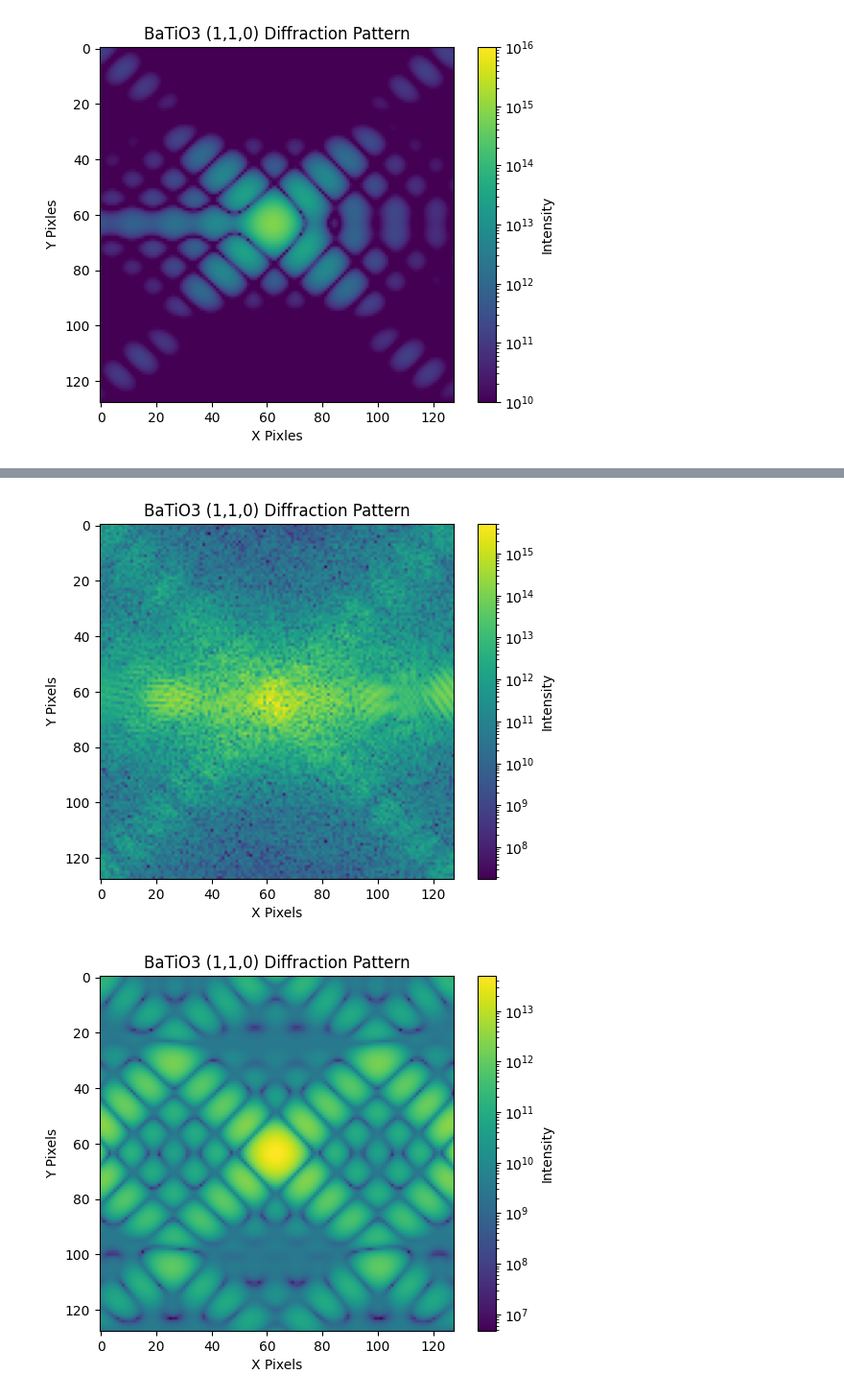
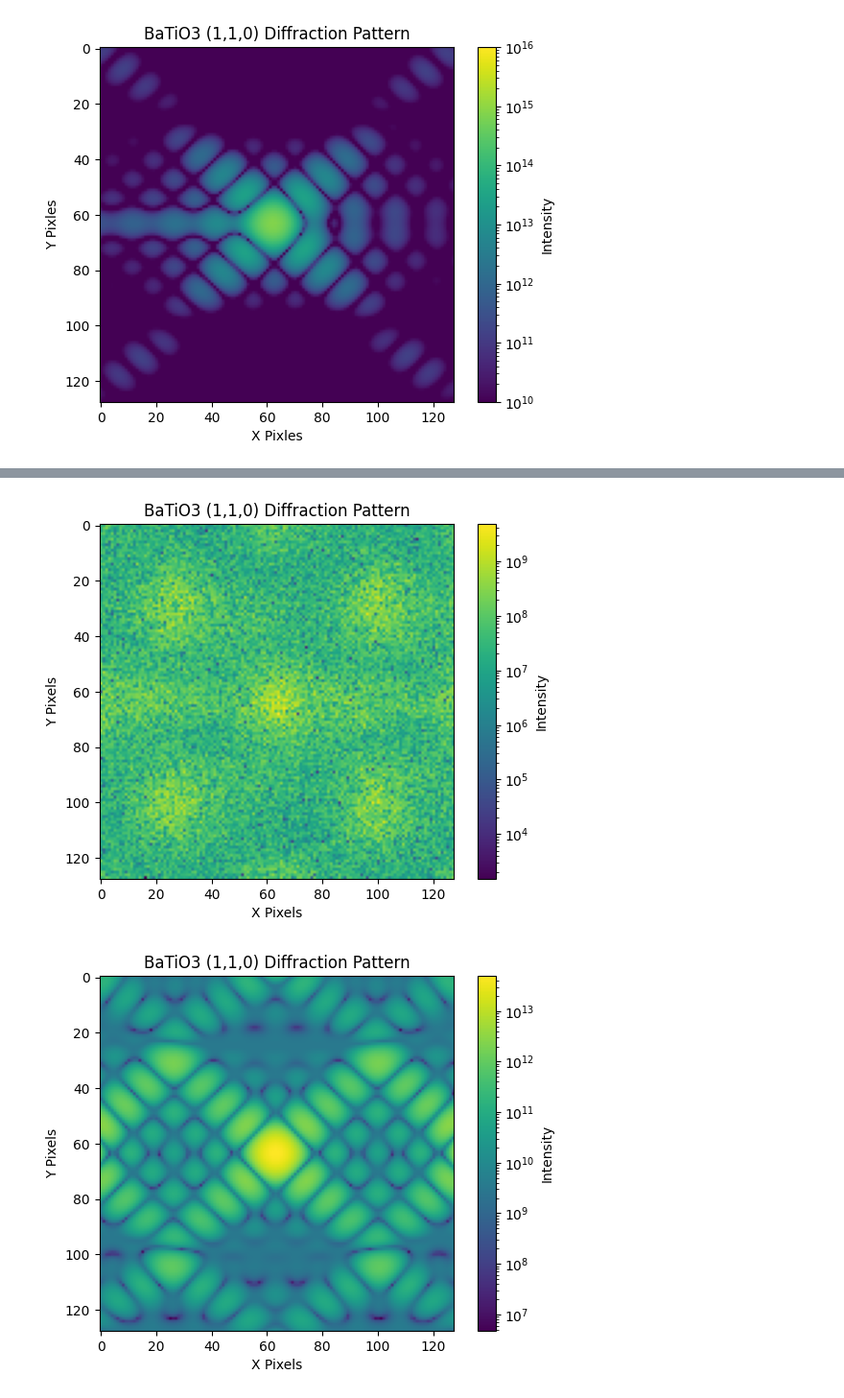
Before and after one commit to ccsommerfield/AI-DINO, a Jupyter notebook: Workflow.ipynb, the cells around one changed output, grey strips where cells are left out. Shown at 96% size. Drawn from its saved outputs; the diff is of its cells as text; code cells hidden in the pictures.

```diff
--- a/Workflow.ipynb
+++ b/Workflow.ipynb
@@ -2172,38 +2498,38 @@ print(tup)
 total_amp = 0
 
 
-
-
 for grain in polycrystal.grains:
-    scattering = CoherentScattering(
-        crystal=grain,
-        K_i=k_i,
-        K_f=k_f,
-        detector=Detector(
-            X=128,
-            Y=128,
-            d_xy=50e-6,
-            R=R,
-            wavelength=wavelength,
-            dtype=dtype,
-            device=device
-        ),
-        dtype=dtype,
-        device=device
-    )
+    scattering = CoherentScattering_dislocate(crystal = grain,
+                                K_i = k_i,
+                                K_f = k_f,
+                                detector = Detector(
+                                    X = 128,
+                                    Y = 128,
+                                    d_xy = 50e-6,
+                                    R = R,
+                                    #R = 0.3946,
+                                    wavelength = wavelength,
+                                    dtype=dtype,
+                                    device=device
+                                ),
+                                dtype=dtype,
+                                device=device)
     r_out = np.random.randint(10,65)
 
-    size = sizes[polycrystal.grains.index(grain)]
-    size_l = []
+    #size = sizes[polycrystal.grains.index(grain)]
+    #size_l = []
+    '''
     for i in size:
         d = np.random.randint(2,6)
         while i % d != 0:
             d = np.random.randint(2,6)
         size_l.append(d)
     d = tuple(size_l)
+    '''
 
 
-    amp = scattering.get_amplitude(d=(4,4,4), shape_mask=None, r_out=r_out, start_coord=(0,0,0), end_coord=(2e-8,2e-8,2e-8))  # amplitude
+    amp = scattering.get_amplitude(d=(10,10,10), scale=5e-10, model = 'Random', lambda_max = 1e+7,
+                                   shape_mask='circle', r_out=r_out, start_coord=(0,0,0), end_coord=(2e-8,2e-8,2e-8))  # amplitude
 
     total_amp += amp
 
@@ -2211,13 +2579,13 @@ inten_total = (total_amp.abs() ** 2)
 # %%
-plt.imshow(inten_total.cpu(),norm=colors.LogNorm())
+plt.imshow(inten_total[0,:,:].cpu(),norm=colors.LogNorm())
 plt.xlabel("X Pixels")
 plt.ylabel("Y Pixels")
 plt.title("BaTiO3 (1,1,0) Diffraction Pattern")
 cbar = plt.colorbar()
 cbar.set_label("Intensity")
 plt.show()
 # %% [output]
-[figure, old version]
+[figure, new version]
 # %%
 
 scattering_perf_rad = CoherentScattering(crystal = crystal,
```
Also changed, not shown: parts of 21 cells of this notebook, 9 other files.
